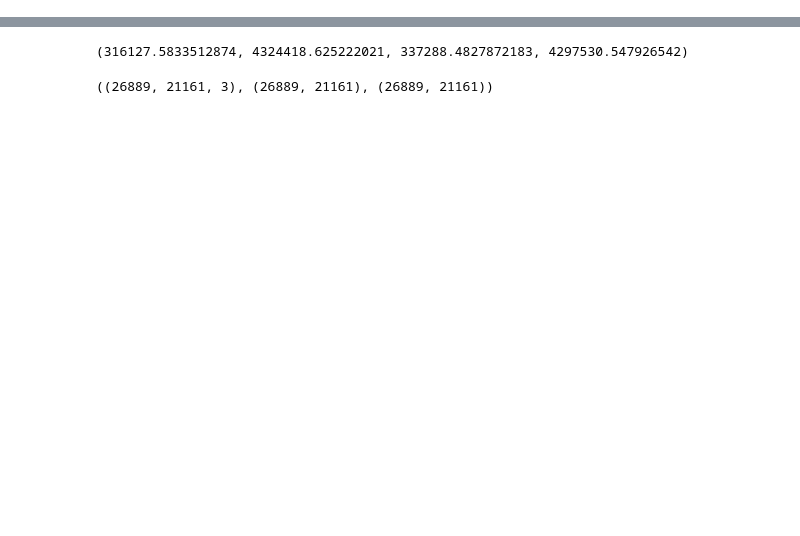
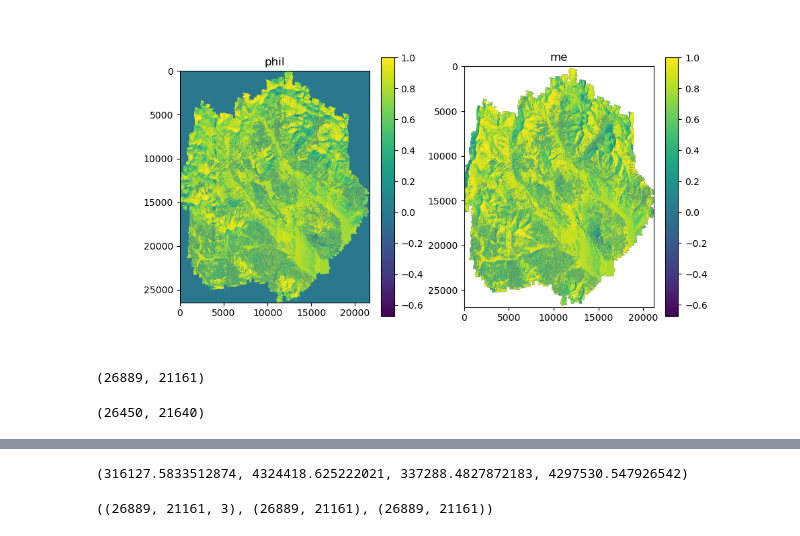
Before and after one commit to erin-carroll/chess-isofit, a Jupyter notebook: 2018/3c/3_mosaic/debug_mosaicking.ipynb, the cells around one changed output, grey strips where cells are left out. Saved outputs shown, nothing was run; the diff lists cells and outputs as text; code cells hidden in the pictures; blank space fills up the shorter version.

```diff
--- a/2018/3c/3_mosaic/debug_mosaicking.ipynb
+++ b/2018/3c/3_mosaic/debug_mosaicking.ipynb
@@ -28,0 +93,2 @@ osr.UseExceptions()
+# %%
+new_obs[new_obs==-9999] = np.nan
@@ -28,0 +101,28 @@ osr.UseExceptions()
+# %%
+fig, axs = plt.subplots(ncols=2, figsize=(10,5))
+
+p0 = axs[0].imshow(phil_obs)
+axs[0].set_title('phil')
+
+p1 = axs[1].imshow(new_obs)
+axs[1].set_title('me')
+
+fig.colorbar(p0, ax=axs[0])
+fig.colorbar(p1, ax=axs[1])
+
+plt.show()
+# %% [output]
+[figure, added]
+# %%
+new_glt = '/store/carroll/col/data/2018/mosaic/neon_2018_mosaic_glt.tif'
+with rasterio.open(new_glt) as src:
+    new_glt = src.read(3)
+new_glt.shape
+# %% [output]
+(26889, 21161)
+# %%
+phil_glt = '/store/brodrick/col/mosaics/built_mosaic/min_phase_glt.hdr'
+phil_glt = envi.open(phil_glt).open_memmap()[...,2]
+phil_glt.shape
+# %% [output]
+(26450, 21640)
```
Also changed, not shown: parts of 18 cells of this notebook, 12 other files.
